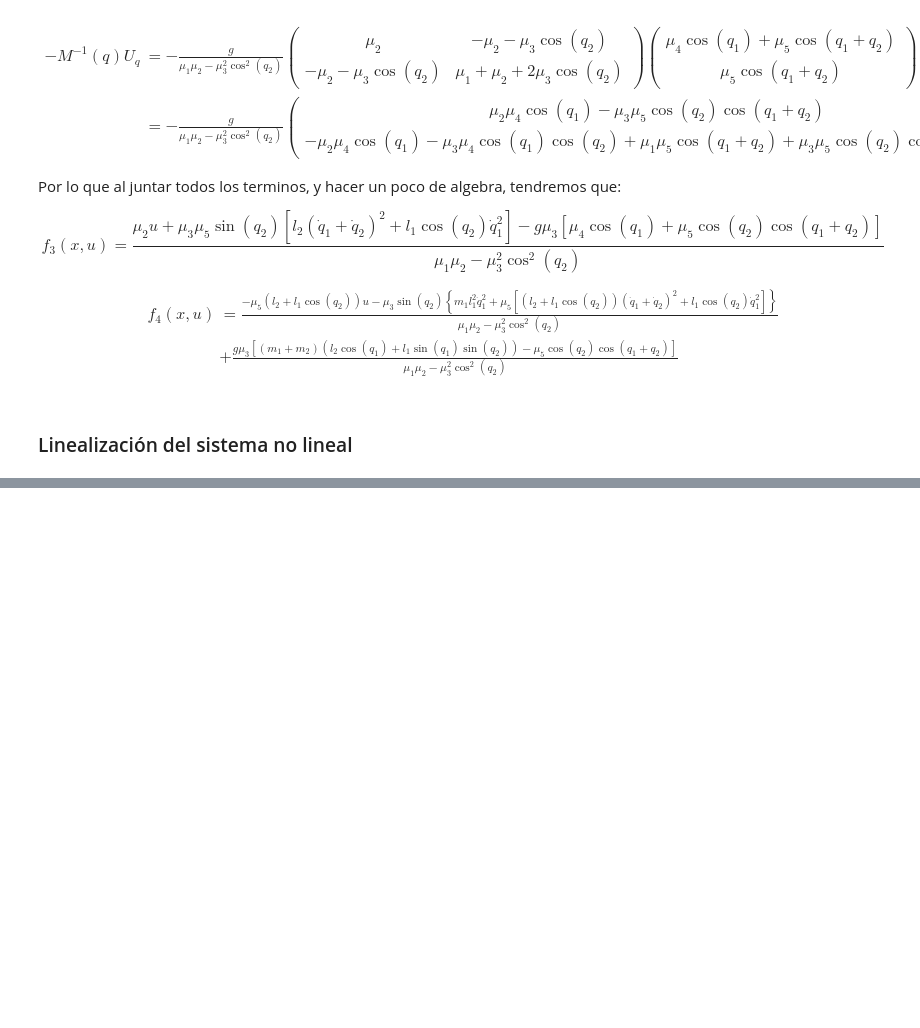
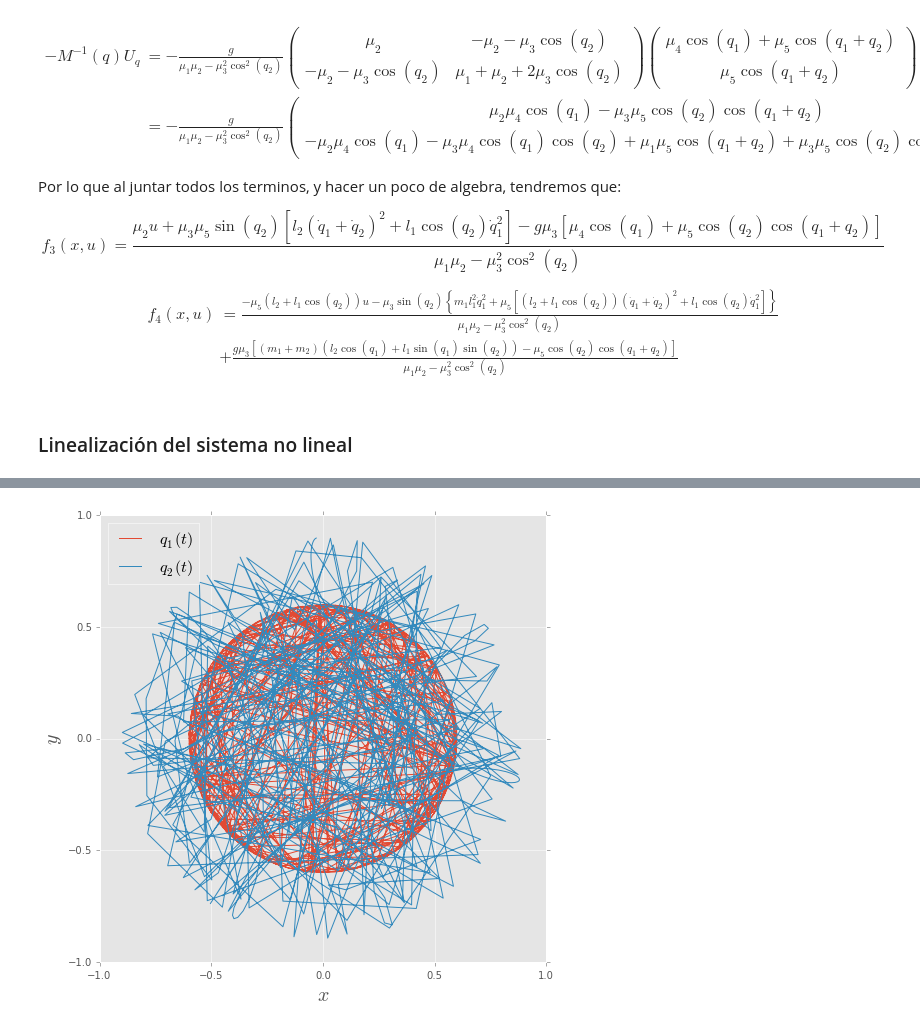
Before and after one commit to cad3na/DCA, a Jupyter notebook: IPythonNotebooks/Control Optimo/Pendubot.ipynb, the cells around one changed output, grey strips where cells are left out. Saved outputs shown, nothing was run; the diff lists cells and outputs as text; code cells hidden in the pictures; blank space fills up the shorter version.

```diff
--- a/IPythonNotebooks/Control Optimo/Pendubot.ipynb
+++ b/IPythonNotebooks/Control Optimo/Pendubot.ipynb
@@ -728,0 +797,20 @@ $$
+# %%
+fig = figure(figsize=(8, 8))
+
+l1 = 0.6 # m
+l2 = 0.3 # m
+x1_l = l1*cos(q1_l)
+y1_l = l1*sin(q1_l)
+x2_l = x1_l + l2*cos(q1_l + q2_l)
+y2_l = y1_l + l2*sin(q1_l + q2_l)
+
+p1, = plot(x1_l, y1_l)
+p2, = plot(x2_l, y2_l)
+
+ax = fig.gca()
+ax.set_ylabel(r"$y$", fontsize=20)
+ax.set_xlabel(r"$x$", fontsize=20)
+
+legend([p1, p2], [r'$q_1(t)$', r'$q_2(t)$'], loc=2, fontsize=16);
+# %% [output]
+[figure, added]
```
Also changed, not shown: parts of 6 cells of this notebook.
